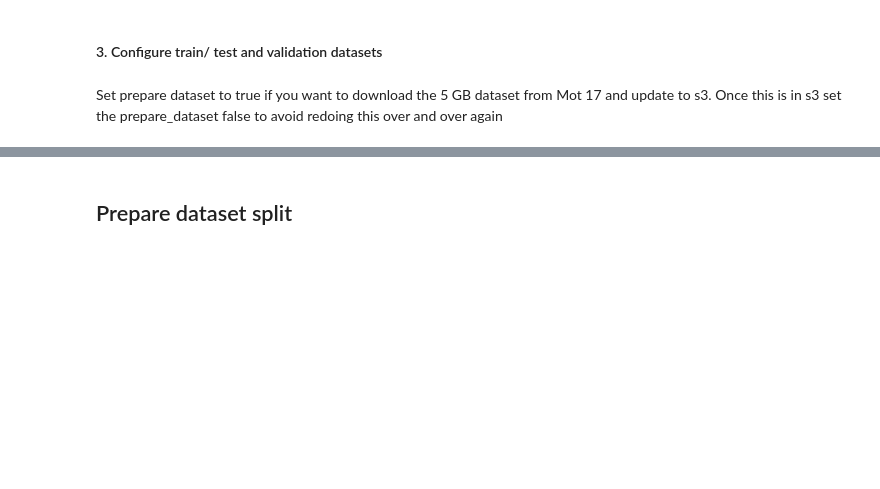
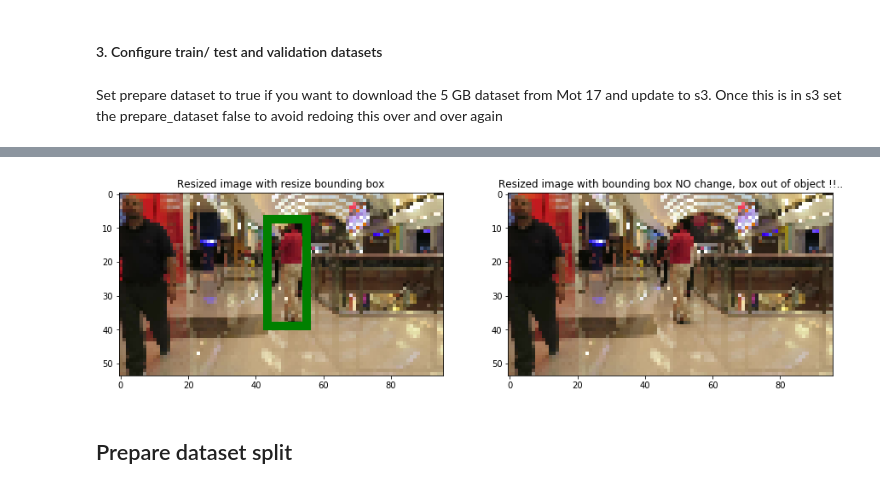
Before and after one commit to elangovana/object-tracking, a Jupyter notebook: Sagemaker.ipynb, the cells around one changed output, grey strips where cells are left out. Cells and saved outputs as stored; diff of their text form; code cells hidden in the pictures; blank space fills up the shorter version.

```diff
--- a/Sagemaker.ipynb
+++ b/Sagemaker.ipynb
@@ -66,3 +102,38 @@ s3_sample_val="s3://{}/motsample/val/".format(bucket)
+# %%
+# resize image
+ratio=1/20
+new_px, new_py, new_w, new_h = px * ratio ,py * ratio, w * ratio, h* ratio
+# %%
+
+
+im_small = np.array( Image.open(sample_image).resize((int(im_w * ratio),int(im_h * ratio)) ))
+
+
+# Create figure and axes
+fig,ax = plt.subplots(1,2, figsize=(15,5))
+
+
+ax[0].imshow(im_small)
+rect = patches.Rectangle((new_px ,new_py), new_w, new_h,linewidth=10,edgecolor='g',facecolor='none')
+# Add the patch to the Axes
+ax[0].add_patch(rect)
+ax[0].set_title("Resized image with resize bounding box")
+
+
+
+
+ax[1].imshow(im_small)
+
+rect = patches.Rectangle((px ,py  ),w , h,linewidth=10,edgecolor='g',facecolor='none')
+
+# Add the patch to the Axes
+ax[1].add_patch(rect)
+ax[1].set_title("Resized image with bounding box NO change, box out of object !!..")
+
+
+plt.show()
+# %% [output]
+[figure, added]
 # %% [markdown]
 ## Prepare dataset split
 # %%
```
Also changed, not shown: parts of 6 cells of this notebook.
